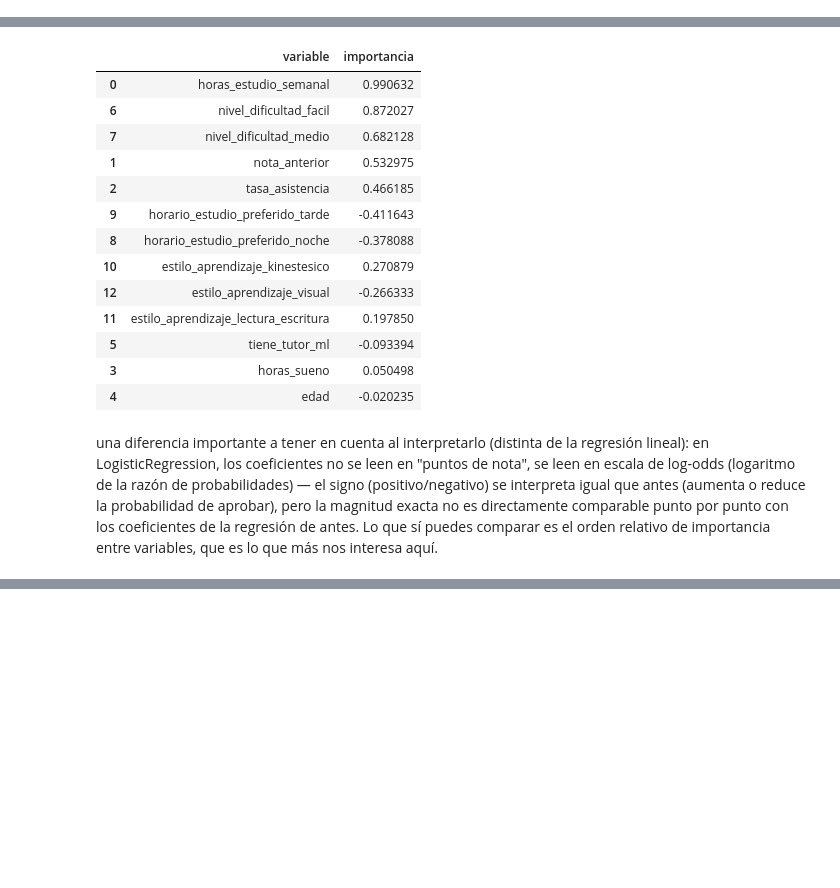
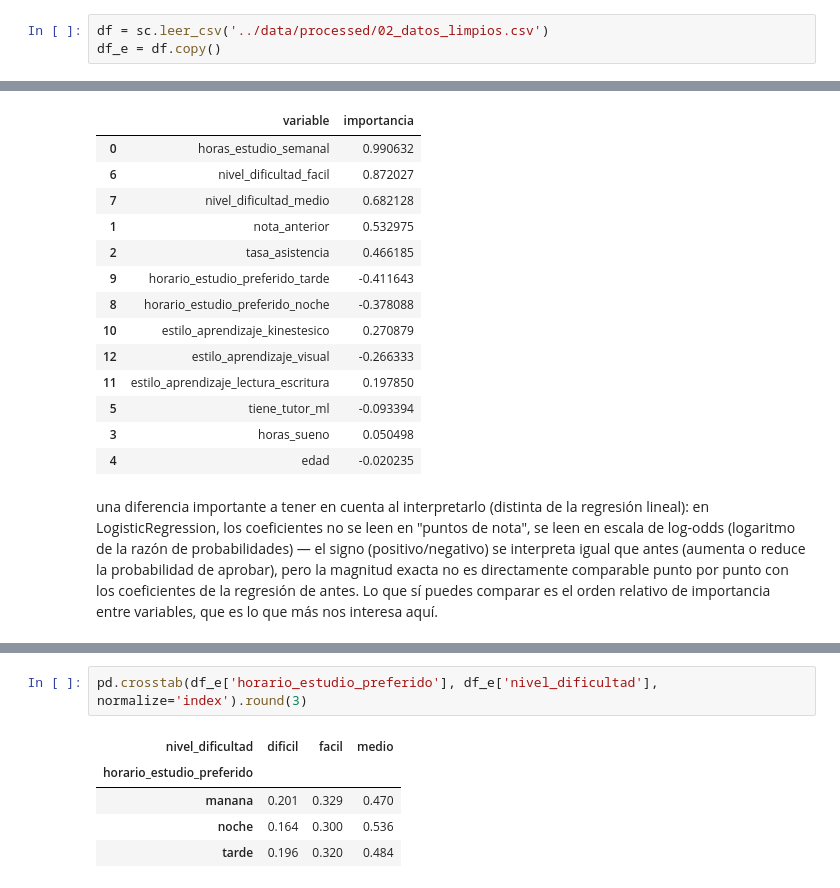
Before and after one commit to FM-Luque/5.DataProyect_Machine_Learning, a Jupyter notebook: notebooks/06_clasificacion.ipynb, the cells around one changed output, grey strips where cells are left out. Saved outputs shown, nothing was run; the diff lists cells and outputs as text; blank space fills up the shorter version.

```diff
--- a/notebooks/06_clasificacion.ipynb
+++ b/notebooks/06_clasificacion.ipynb
@@ -24,3 +24,6 @@ from framework import sp_limpieza_transformacion as sl
 from framework import sp_eda as se
 from framework import sp_abtest as sb
 from framework import sp_modelado as sm
+# %%
+df = sc.leer_csv('../data/processed/02_datos_limpios.csv')
+df_e = df.copy()
@@ -208,0 +247,8 @@ una diferencia importante a tener en cuenta al interpretarlo (distinta de la reg
+# %%
+pd.crosstab(df_e['horario_estudio_preferido'], df_e['nivel_dificultad'], normalize='index').round(3)
+# %% [output]
+| nivel_dificultad | dificil | facil | medio |
+| horario_estudio_preferido |  |  |  |
+| manana | 0.201 | 0.329 | 0.470 |
+| noche | 0.164 | 0.300 | 0.536 |
+| tarde | 0.196 | 0.320 | 0.484 |
```
Also changed, not shown: parts of 15 cells of this notebook, 1 other file.
